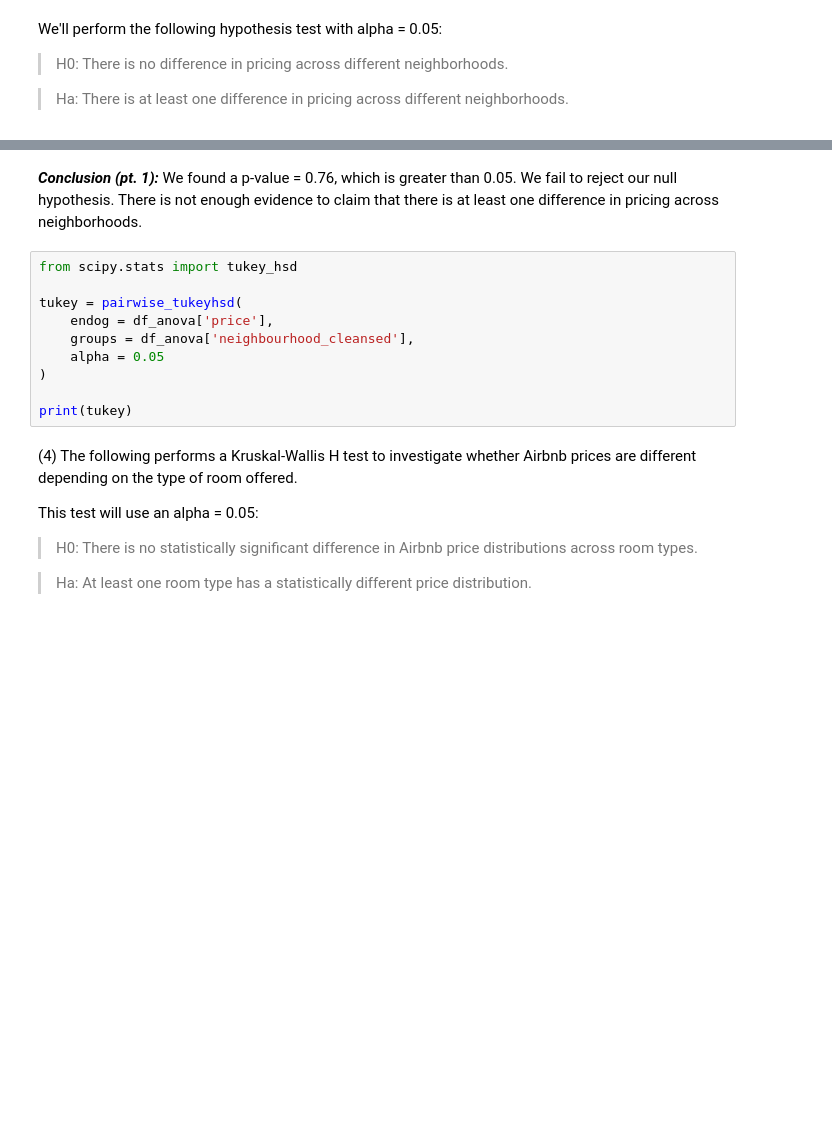
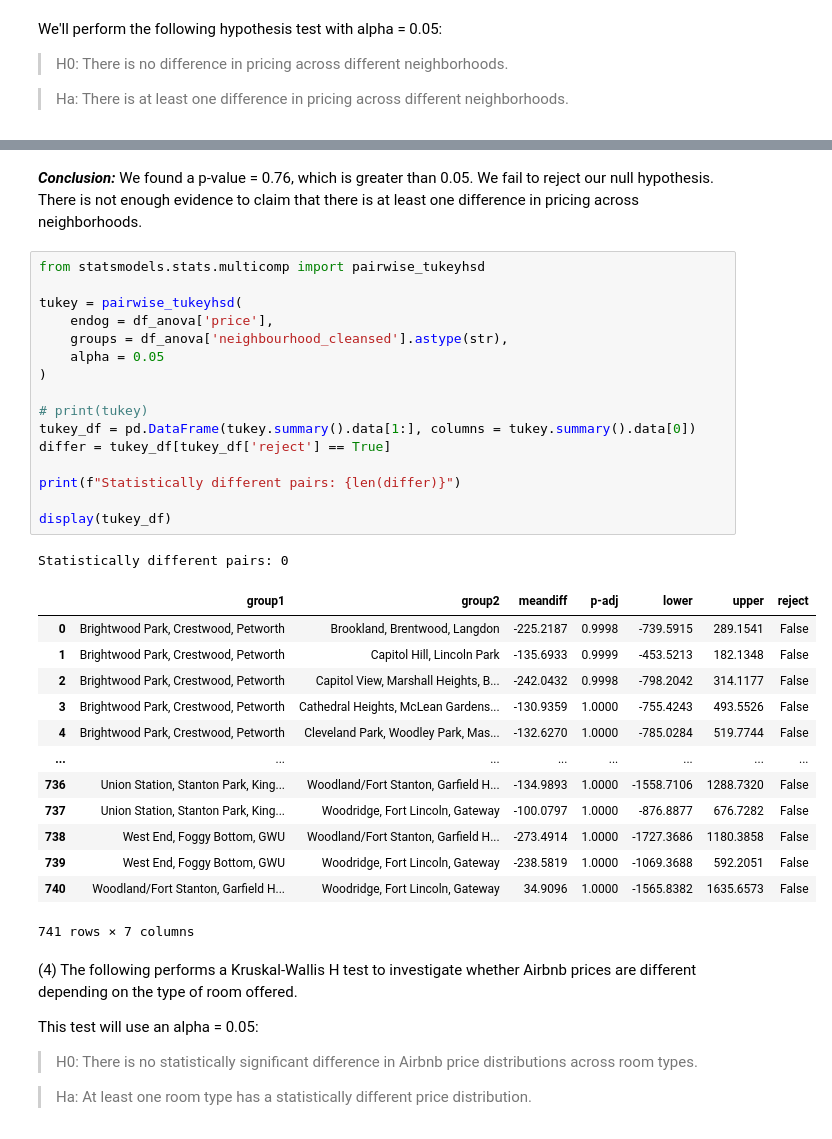
Before and after one commit to jlucman/CMSC320_IntroDataSci_FinalProject, a Jupyter notebook: final_proj.ipynb, the cells around one changed output, grey strips where cells are left out. Cells and saved outputs as stored; diff of their text form; blank space fills up the shorter version.

Commit message:
debug tukey and tried to fix anova

```diff
--- a/final_proj.ipynb
+++ b/final_proj.ipynb
@@ -225,15 +224,36 @@ plt.show()
 # %% [markdown]
-***Conclusion (pt. 1):*** We found a p-value = 0.76, which is greater than 0.05. We fail to reject our null hypothesis. There is not enough evidence to claim that there is at least one difference in pricing across neighborhoods.
+***Conclusion:*** We found a p-value = 0.76, which is greater than 0.05. We fail to reject our null hypothesis. There is not enough evidence to claim that there is at least one difference in pricing across neighborhoods.
 # %%
-from scipy.stats import tukey_hsd
+from statsmodels.stats.multicomp import pairwise_tukeyhsd
 
 tukey = pairwise_tukeyhsd(
     endog = df_anova['price'],
-    groups = df_anova['neighbourhood_cleansed'],
+    groups = df_anova['neighbourhood_cleansed'].astype(str),
     alpha = 0.05
 )
 
-print(tukey)
+# print(tukey)
+tukey_df = pd.DataFrame(tukey.summary().data[1:], columns = tukey.summary().data[0])
+differ = tukey_df[tukey_df['reject'] == True]
+
+print(f"Statistically different pairs: {len(differ)}")
+
+display(tukey_df)
+# %% [output]
+Statistically different pairs: 0
+|  | group1 | group2 | meandiff | p-adj | lower | upper | reject |
+| 0 | Brightwood Park, Crestwood, Petworth | Brookland, Brentwood, Langdon | -225.2187 | 0.9998 | -739.5915 | 289.1541 | False |
+| 1 | Brightwood Park, Crestwood, Petworth | Capitol Hill, Lincoln Park | -135.6933 | 0.9999 | -453.5213 | 182.1348 | False |
+| 2 | Brightwood Park, Crestwood, Petworth | Capitol View, Marshall Heights, B... | -242.0432 | 0.9998 | -798.2042 | 314.1177 | False |
+| 3 | Brightwood Park, Crestwood, Petworth | Cathedral Heights, McLean Gardens... | -130.9359 | 1.0000 | -755.4243 | 493.5526 | False |
+| 4 | Brightwood Park, Crestwood, Petworth | Cleveland Park, Woodley Park, Mas... | -132.6270 | 1.0000 | -785.0284 | 519.7744 | False |
+| ... | ... | ... | ... | ... | ... | ... | ... |
+| 736 | Union Station, Stanton Park, King... | Woodland/Fort Stanton, Garfield H... | -134.9893 | 1.0000 | -1558.7106 | 1288.7320 | False |
+| 737 | Union Station, Stanton Park, King... | Woodridge, Fort Lincoln, Gateway | -100.0797 | 1.0000 | -876.8877 | 676.7282 | False |
+| 738 | West End, Foggy Bottom, GWU | Woodland/Fort Stanton, Garfield H... | -273.4914 | 1.0000 | -1727.3686 | 1180.3858 | False |
+| 739 | West End, Foggy Bottom, GWU | Woodridge, Fort Lincoln, Gateway | -238.5819 | 1.0000 | -1069.3688 | 592.2051 | False |
+| 740 | Woodland/Fort Stanton, Garfield H... | Woodridge, Fort Lincoln, Gateway | 34.9096 | 1.0000 | -1565.8382 | 1635.6573 | False |
+741 rows × 7 columns
 # %% [markdown]
 (4) The following performs a Kruskal-Wallis H test to investigate whether Airbnb prices are different depending on the type of room offered.
 
```
Also changed, not shown: parts of 7 cells of this notebook.
